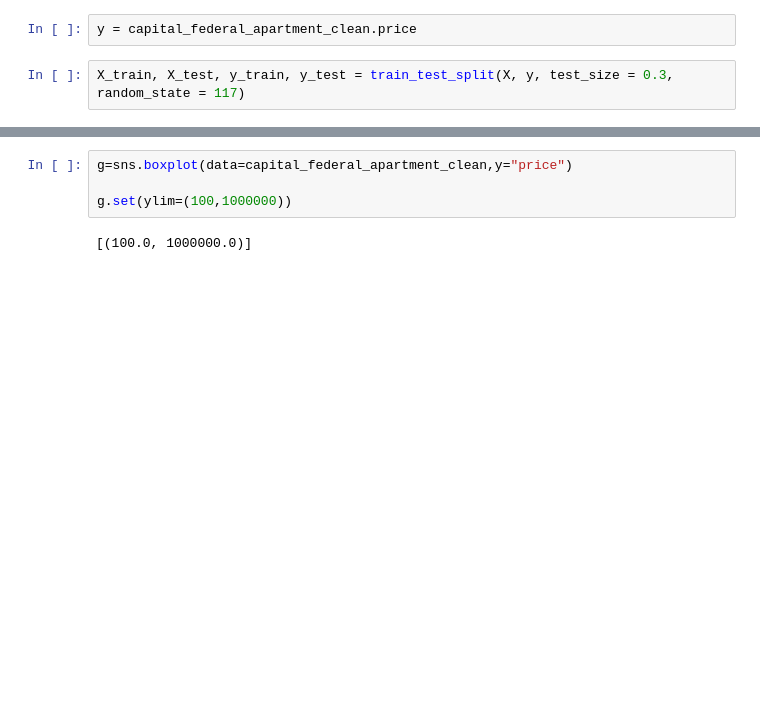
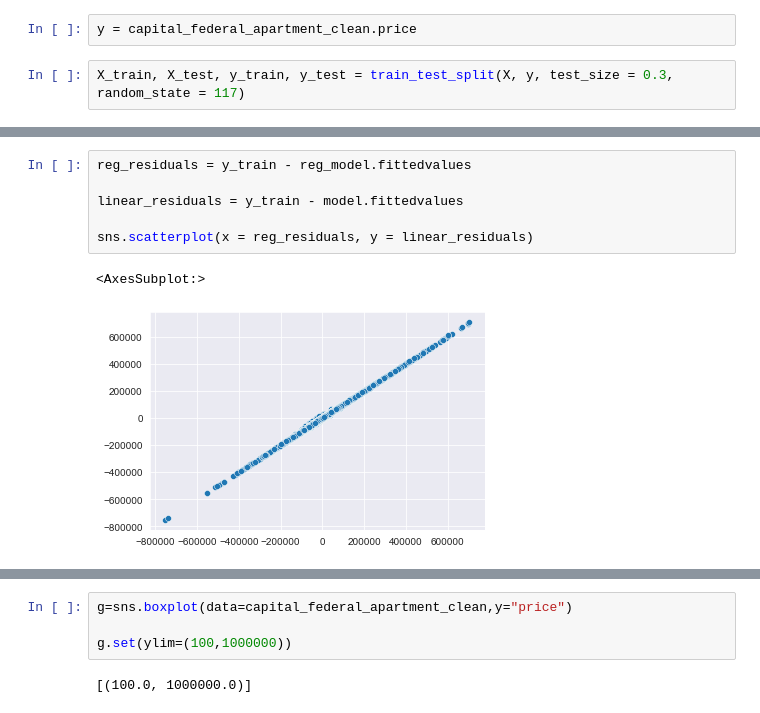
Before and after one commit to JuanMartin-Garcia/TP2_DataScience, a Jupyter notebook: TP2_Clean copy.ipynb, the cells around one changed output, grey strips where cells are left out. Drawn from its saved outputs; the diff is of its cells as text; blank space fills up the shorter version.

```diff
--- a/TP2_Clean copy.ipynb
+++ b/TP2_Clean copy.ipynb
@@ -400,0 +491,9 @@ strong multicollinearity problems or that the design matrix is singular.
+# %%
+reg_residuals = y_train - reg_model.fittedvalues
+
+linear_residuals = y_train - model.fittedvalues
+
+sns.scatterplot(x = reg_residuals, y = linear_residuals)
+# %% [output]
+<AxesSubplot:>
+[figure, added]
```
Also changed, not shown: parts of 25 cells of this notebook.
